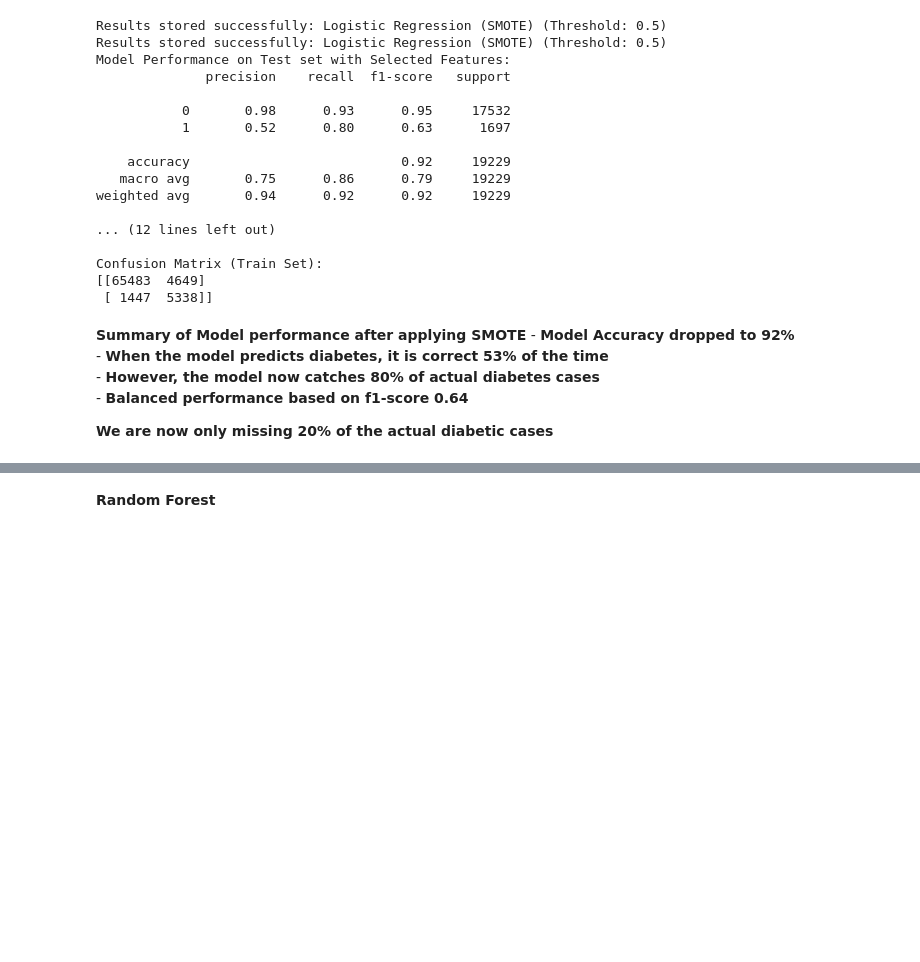
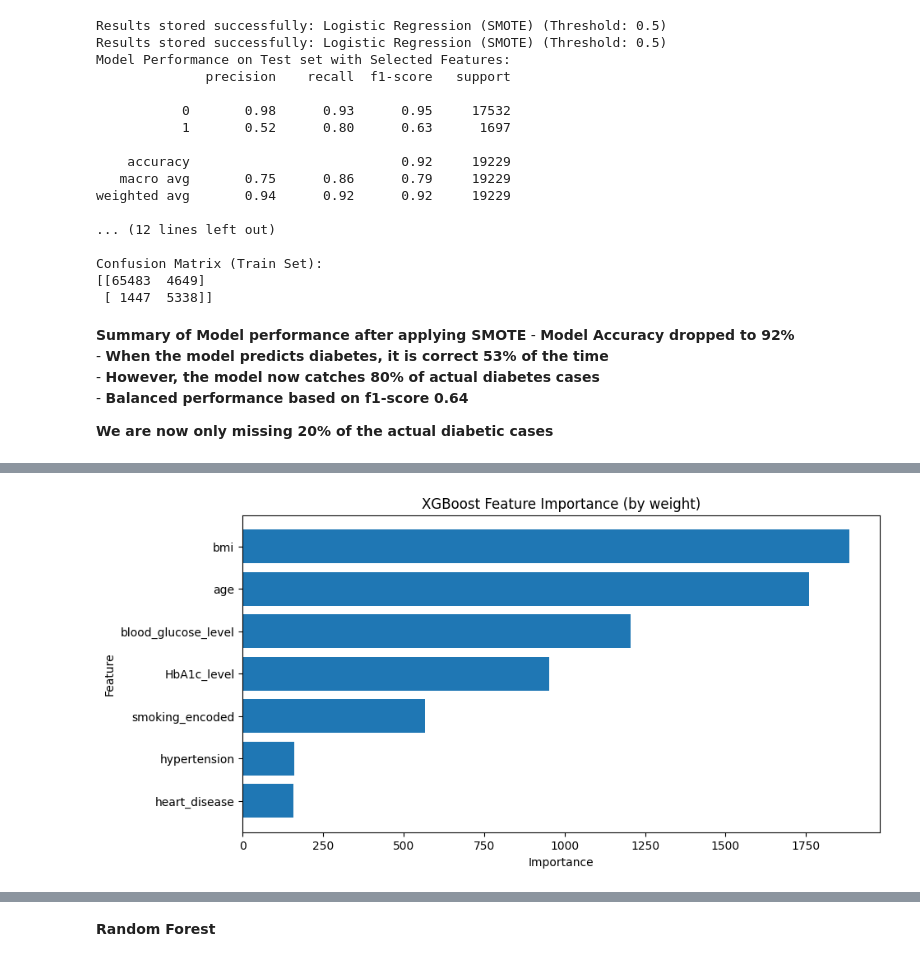
Before and after one commit to fkottapa3/Team14CSE6242, a Jupyter notebook: DiabetesPrediction_v1.ipynb, the cells around one changed output, grey strips where cells are left out. Cells and saved outputs as stored; diff of their text form; code cells hidden in the pictures; blank space fills up the shorter version.

Commit message:
updated model performance for XGBoost

```diff
--- a/DiabetesPrediction_v1.ipynb
+++ b/DiabetesPrediction_v1.ipynb
@@ -550,0 +448,99 @@ Confusion Matrix (Train Set):
+# %%
+import xgboost as xgb
+from sklearn.metrics import classification_report, confusion_matrix, roc_auc_score
+import shap
+import pandas as pd
+import numpy as np
+import matplotlib.pyplot as plt
+
+# Prepare DMatrix for XGBoost low-level API
+dtrain = xgb.DMatrix(X_train_selected, label=y_train)
+dtest = xgb.DMatrix(X_test_selected, label=y_test)
+
+# Compute class weight ratio
+scale_pos_weight = y_train.value_counts()[0] / y_train.value_counts()[1]
+
+# Define XGBoost parameters
+params = {
+    'objective': 'binary:logistic',
+    'eval_metric': 'logloss',
+    'scale_pos_weight': scale_pos_weight,
+    'learning_rate': 0.05,
+    'max_depth': 5,
+    'reg_alpha': 0.1,
+    'reg_lambda': 1.0,
+    'subsample': 0.8,
+    'colsample_bytree': 0.8,
+    'gamma': 0.1,
+    'min_child_weight': 3,
+    'seed': 42
+}
+
+# Train model with early stopping
+evals = [(dtrain, 'train'), (dtest, 'eval')]
+bst = xgb.train(
+    params=params,
+    dtrain=dtrain,
+    num_boost_round=500,
+    evals=evals,
+    early_stopping_rounds=10,
+    verbose_eval=True
+)
+
+# Predict test and train
+y_preds_test = bst.predict(dtest)
+y_preds_test_labels = (y_preds_test >= 0.50).astype(int)
+
+y_preds_train = bst.predict(dtrain)
+y_preds_train_labels = (y_preds_train >= 0.50).astype(int)
+
+# Store classification results
+store_classification_results("XGBoost (Default threshold 50)", "test", 0.50, y_test, y_preds_test_labels)
+store_classification_results("XGBoost (Default threshold 50)", "train", 0.50, y_train, y_preds_train_labels)
+
+# Compute AUC-ROC
+roc_auc_test = roc_auc_score(y_test, y_preds_test)
+roc_auc_train = roc_auc_score(y_train, y_preds_train)
+print(f"Test AUC-ROC: {roc_auc_test:.4f}")
+print(f"Train AUC-ROC: {roc_auc_train:.4f}")
+
+# Print classification metrics
+print("\nModel Performance on Test set:")
+print(classification_report(y_test, y_preds_test_labels))
+print("Confusion Matrix (Test Set):")
+print(confusion_matrix(y_test, y_preds_test_labels))
+
+print("\nModel Performance on Train set:")
+print(classification_report(y_train, y_preds_train_labels))
+print("Confusion Matrix (Train Set):")
+print(confusion_matrix(y_train, y_preds_train_labels))
+
+# Plot built-in feature importances (from booster)
+importance_dict = bst.get_score(importance_type='weight')
+importance_df = pd.DataFrame({
+    'Feature': list(importance_dict.keys()),
+    'Importance': list(importance_dict.values())
+}).sort_values(by='Importance', ascending=True)
+
+plt.figure(figsize=(10, 5))
+plt.barh(importance_df['Feature'], importance_df['Importance'])
+plt.title("XGBoost Feature Importance (by weight)")
+plt.xlabel("Importance")
+plt.ylabel("Feature")
+plt.show()
+
+# SHAP Explanation (note: requires passing raw DataFrame, not DMatrix)
+explainer = shap.Explainer(bst, X_test_selected)
+shap_values = explainer(X_test_selected)
+
+shap.summary_plot(shap_values, X_test_selected)
+
+# SHAP ranking
+shap_importance = pd.DataFrame({
+    "Feature": X_test_selected.columns,
+    "Mean SHAP Value": np.abs(shap_values.values).mean(axis=0)
+}).sort_values("Mean SHAP Value", ascending=False)
+
+print("\nSHAP Feature Importance Ranking:")
+print(shap_importance)
+# %% [output]
@@ -551,3 +564,4 @@ Confusion Matrix (Train Set):
+[figure, added]
 # %%
 import matplotlib.pyplot as plt
 import seaborn as sns
```
Also changed, not shown: parts of 17 cells of this notebook, 2 other files.
